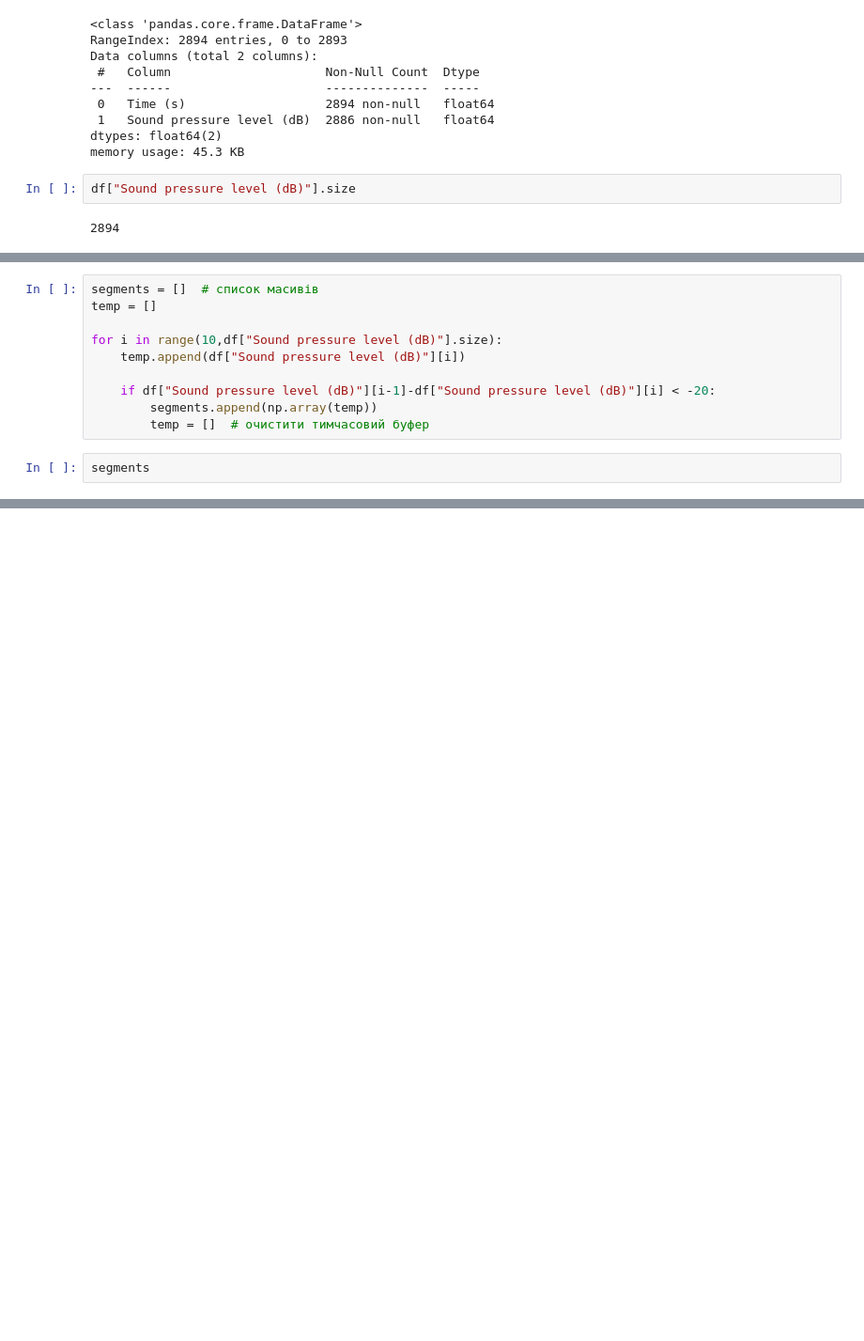
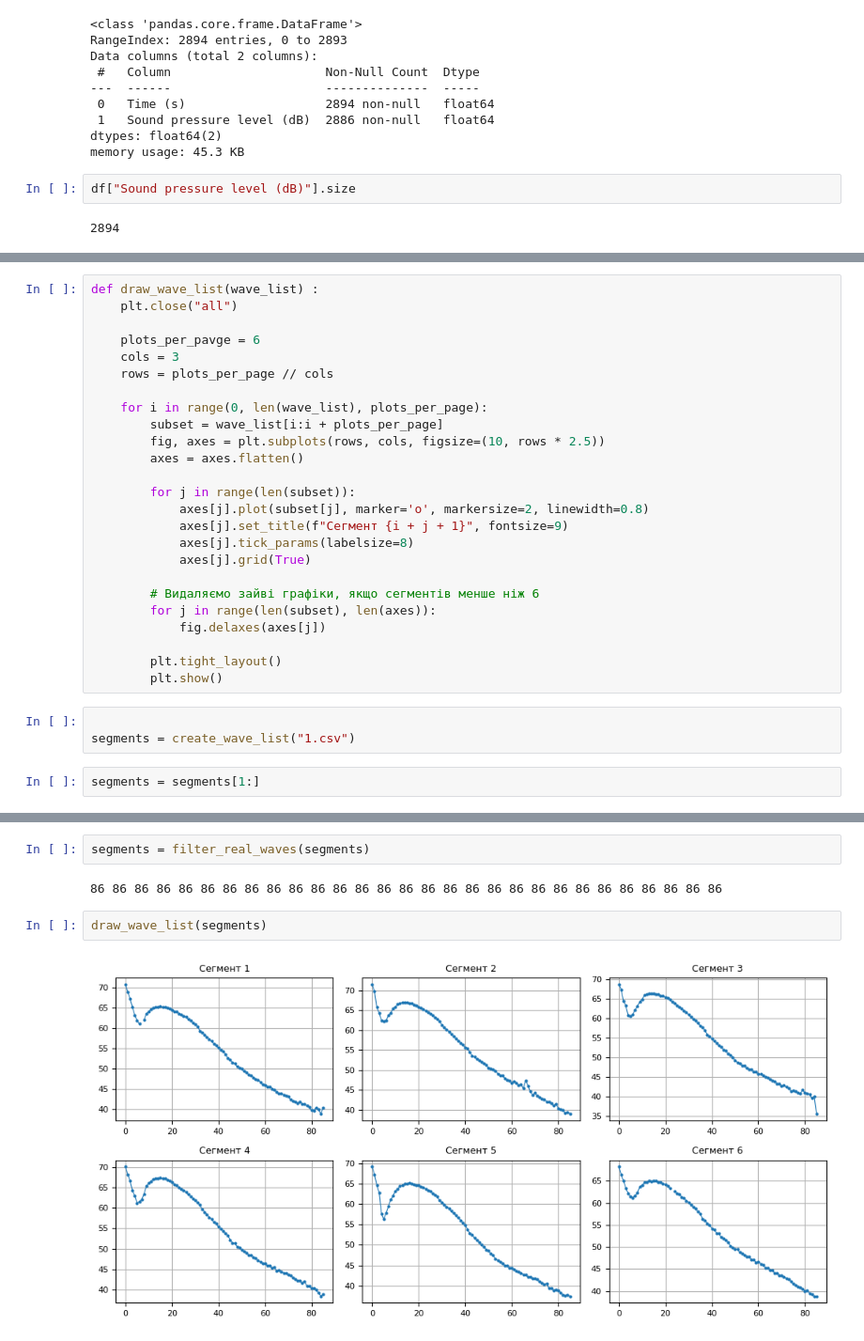
Before and after one commit to ArtemSivozdraw/Big_bata_pr_6, a Jupyter notebook: main.ipynb, the cells around one changed output, grey strips where cells are left out. Shown at 94% size. Drawn from its saved outputs; the diff is of its cells as text; blank space fills up the shorter version.

Commit message:
Conver all datasets into array

```diff
--- a/main.ipynb
+++ b/main.ipynb
@@ -56,12 +78,30 @@ df["Sound pressure level (dB)"].size
+# %%
+def draw_wave_list(wave_list) :
+    plt.close("all")
+
+    plots_per_pavge = 6
+    cols = 3
+    rows = plots_per_page // cols
+
+    for i in range(0, len(wave_list), plots_per_page):
+        subset = wave_list[i:i + plots_per_page]
+        fig, axes = plt.subplots(rows, cols, figsize=(10, rows * 2.5))
+        axes = axes.flatten()
+
+        for j in range(len(subset)):
+            axes[j].plot(subset[j], marker='o', markersize=2, linewidth=0.8)
+            axes[j].set_title(f"Сегмент {i + j + 1}", fontsize=9)
+            axes[j].tick_params(labelsize=8)
+            axes[j].grid(True)
+
+        # Видаляємо зайві графіки, якщо сегментів менше ніж 6
+        for j in range(len(subset), len(axes)):
+            fig.delaxes(axes[j])
+
+        plt.tight_layout()
+        plt.show()
 # %%
-segments = []  # список масивів
-temp = []
 
-for i in range(10,df["Sound pressure level (dB)"].size):
-    temp.append(df["Sound pressure level (dB)"][i])
-
-    if df["Sound pressure level (dB)"][i-1]-df["Sound pressure level (dB)"][i] < -20:
-        segments.append(np.array(temp))
-        temp = []  # очистити тимчасовий буфер
+segments = create_wave_list("1.csv")
 # %%
-segments
+segments = segments[1:]
@@ -109,0 +108,8 @@ for i, segment in enumerate(segments):
+# %%
+segments = filter_real_waves(segments)
+# %% [output]
+86 86 86 86 86 86 86 86 86 86 86 86 86 86 86 86 86 86 86 86 86 86 86 86 86 86 86 86 86
+# %%
+draw_wave_list(segments)
+# %% [output]
+[figure, added]
```
Also changed, not shown: parts of 12 cells of this notebook.
